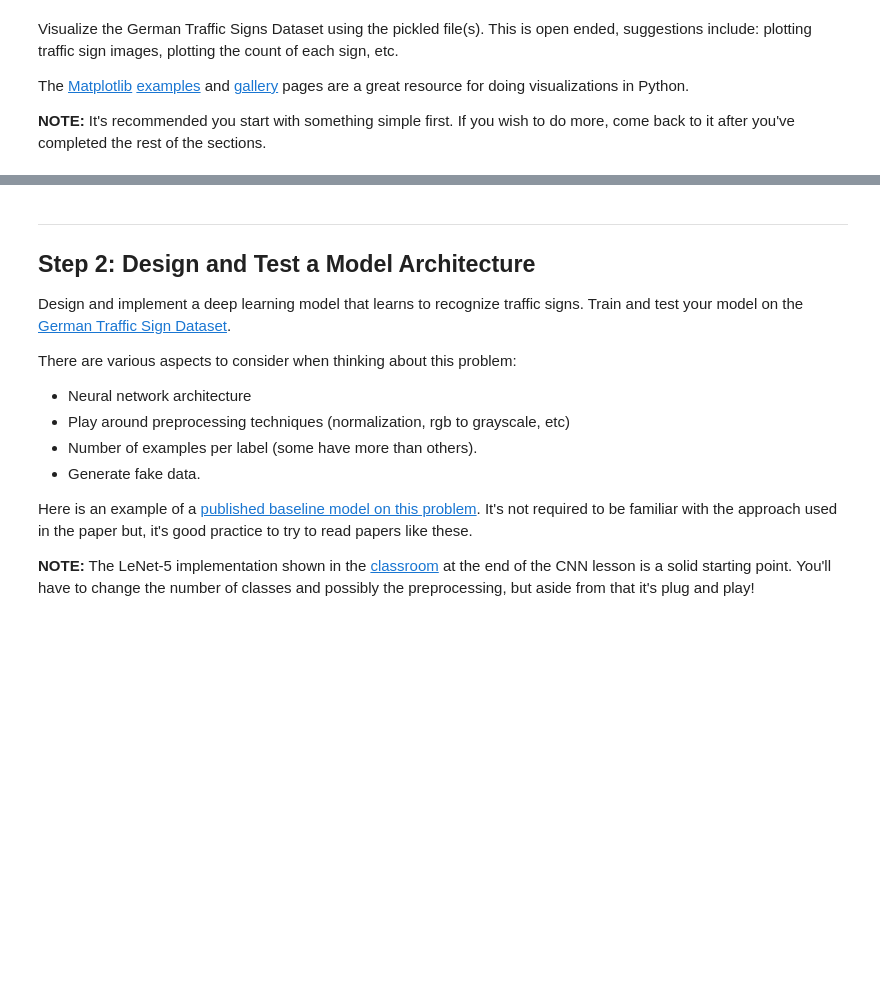
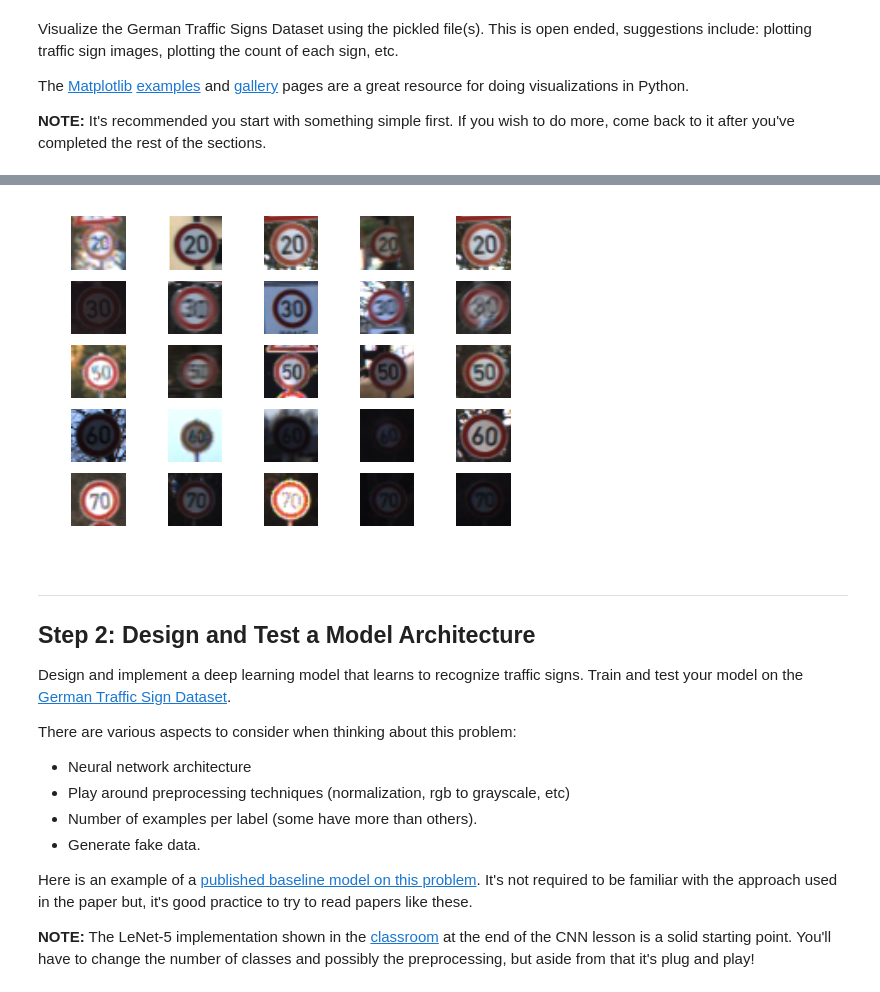
Before and after one commit to tiandiao123/traffic_sign_classifier, a Jupyter notebook: Traffic_Sign_Classifier.ipynb, the cells around one changed output, grey strips where cells are left out. Saved outputs shown, nothing was run; the diff lists cells and outputs as text; code cells hidden in the pictures; blank space fills up the shorter version.

```diff
--- a/Traffic_Sign_Classifier.ipynb
+++ b/Traffic_Sign_Classifier.ipynb
@@ -76,3 +106,17 @@ import matplotlib.pyplot as plt
+# %%
+size=5
+count=1
+for i in range(5):
+    index=(y_train==i)
+    subset=X_train[index,]
+    for x in range(5):
+        img=random.choice(subset)
+        plt.subplot(5,size,count)
+        plt.axis('off')
+        plt.imshow(img)
+        count+=1
+# %% [output]
+[figure, added]
 # %% [markdown]
 ----
 
```
Also changed, not shown: parts of 7 cells of this notebook.
